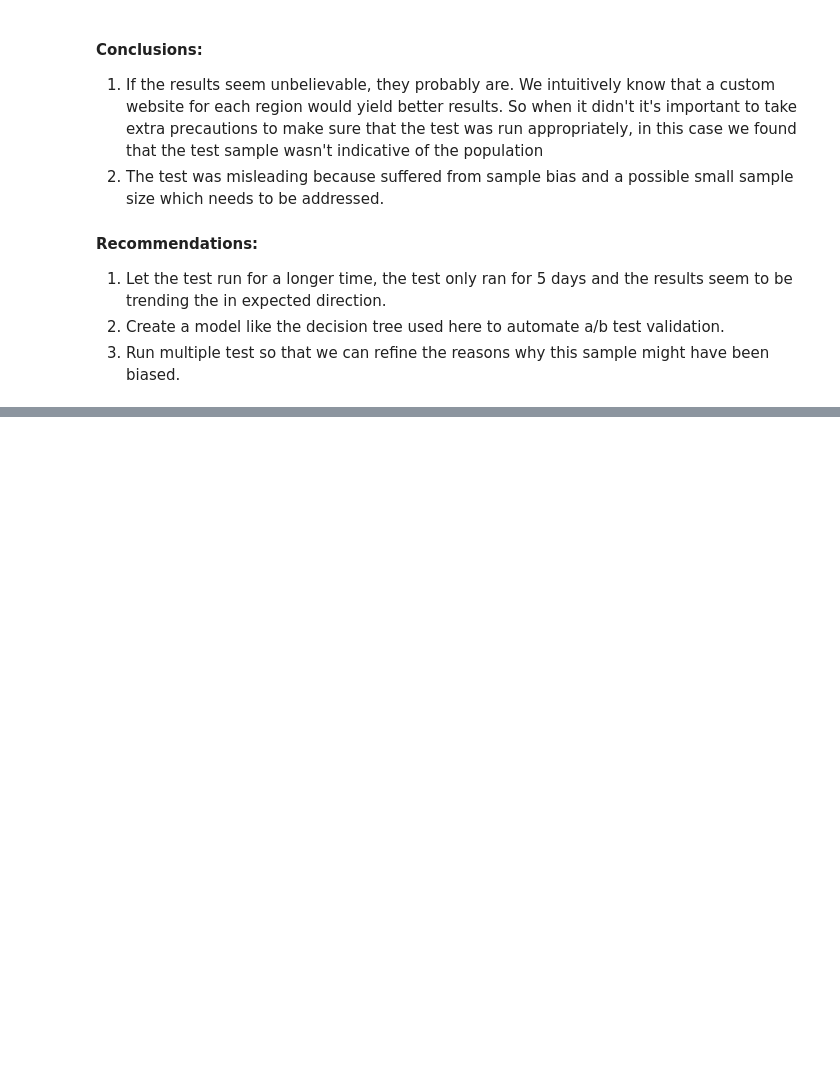
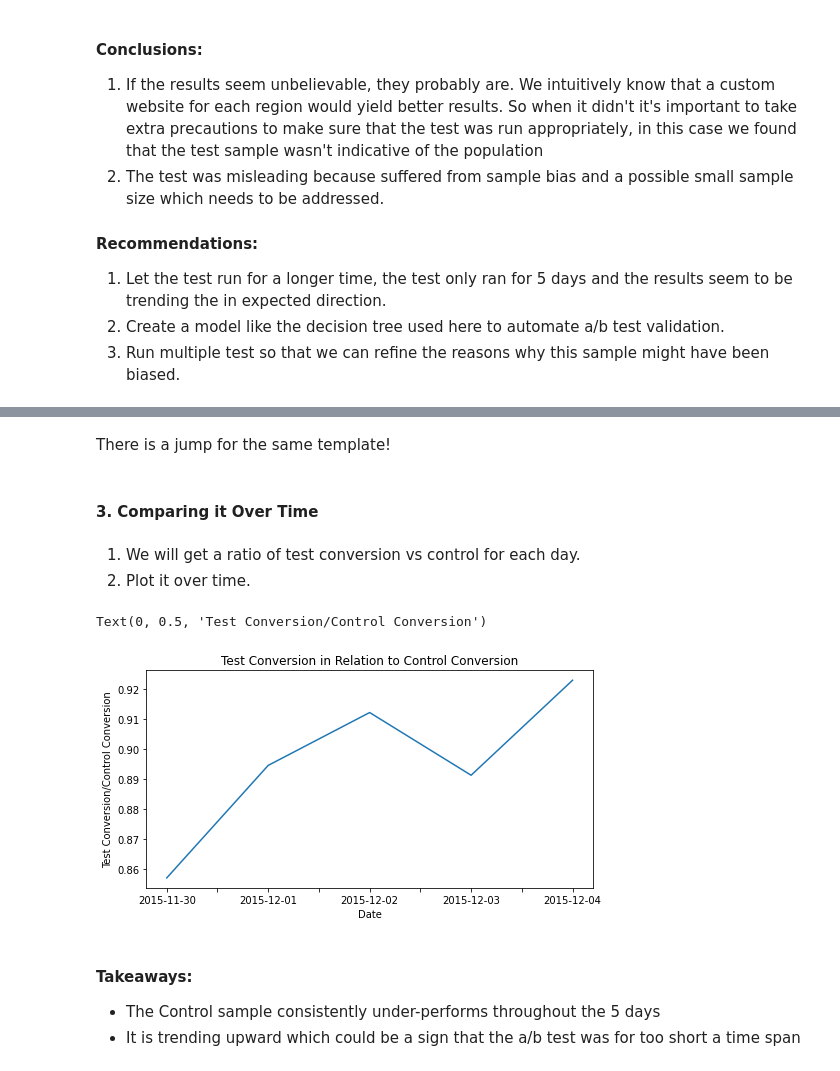
Before and after one commit to Jeanzw/Take_Home_Challenges, a Jupyter notebook: 02. Spanish Translation AB Test.ipynb, the cells around one changed output, grey strips where cells are left out. Drawn from its saved outputs; the diff is of its cells as text; code cells hidden in the pictures; blank space fills up the shorter version.

```diff
--- a/02. Spanish Translation AB Test.ipynb
+++ b/02. Spanish Translation AB Test.ipynb
@@ -41,0 +183,26 @@ user
+# %% [markdown]
+There is a jump for the same template!
+# %% [markdown]
+#### 3. Comparing it Over Time
+# %% [markdown]
+1. We will get a ratio of test conversion vs control for each day.
+2. Plot it over time.
+# %%
+# a. Get the ratio
+ratio = df[(df.test == 1) & (df.country != 'Spain')].groupby('date').mean()['conversion']/df[(df.test == 1)& (df.country != 'Spain')].groupby('date').mean()['conversion']
+#here using & to add 2 filters: test;country
+# %%
+# b. Plot it Over Time
+_ = (ratio).plot()
+_.figure.set_size_inches(8,4)
+plt.title('Test Conversion in Relation to Control Conversion')
+plt.xlabel('Date')
+plt.ylabel('Test Conversion/Control Conversion')
+# %% [output]
+Text(0, 0.5, 'Test Conversion/Control Conversion')
+[figure, added]
+# %% [markdown]
+#### Takeaways:
+
+- The Control sample consistently under-performs throughout the 5 days
+- It is trending upward which could be a sign that the a/b test was for too short a time span
```
Also changed, not shown: parts of 26 cells of this notebook.
